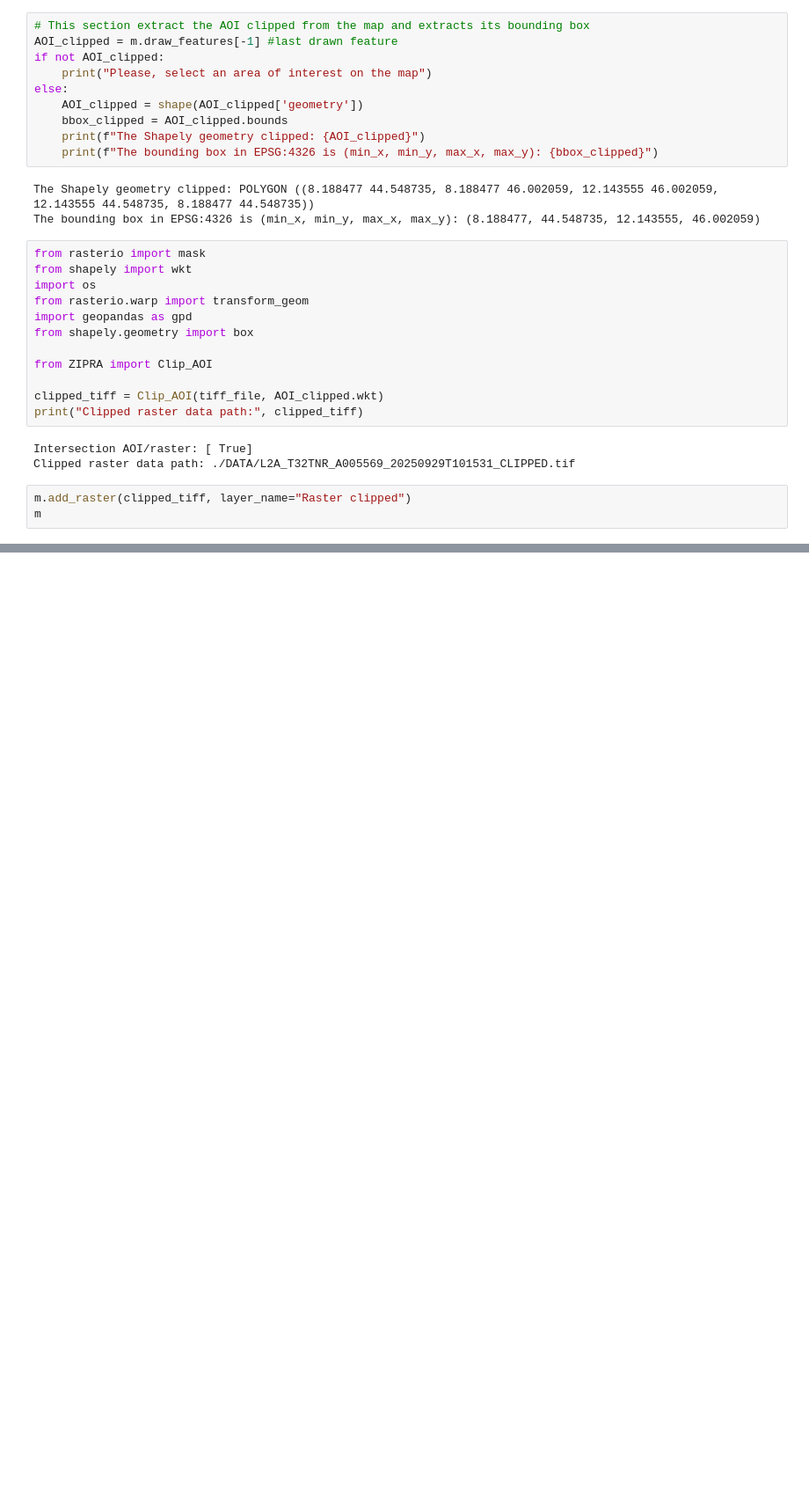
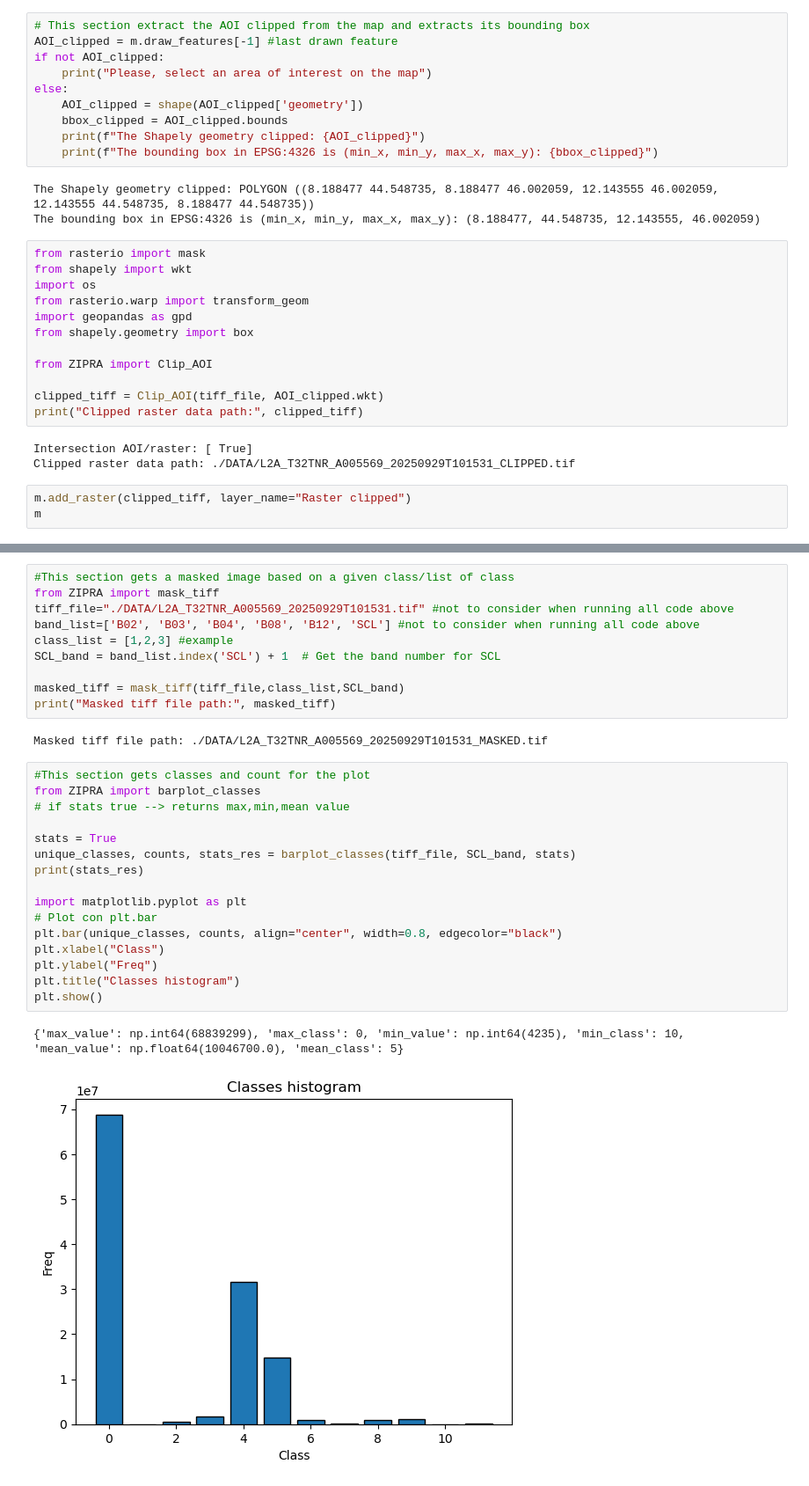
Before and after one commit to SvevaZ/GPProject, a Jupyter notebook: EXAMPLE.ipynb, the cells around one changed output, grey strips where cells are left out. Shown: that part at 88% size. Drawn from its saved outputs; the diff is of its cells as text; blank space fills up the shorter version.

```diff
--- a/EXAMPLE.ipynb
+++ b/EXAMPLE.ipynb
@@ -200,0 +210,31 @@ m
+# %%
+#This section gets a masked image based on a given class/list of class
+from ZIPRA import mask_tiff
+tiff_file="./DATA/L2A_T32TNR_A005569_20250929T101531.tif" #not to consider when running all code above
+band_list=['B02', 'B03', 'B04', 'B08', 'B12', 'SCL'] #not to consider when running all code above
+class_list = [1,2,3] #example
+SCL_band = band_list.index('SCL') + 1  # Get the band number for SCL
+
+masked_tiff = mask_tiff(tiff_file,class_list,SCL_band)
+print("Masked tiff file path:", masked_tiff)
+# %% [output]
+Masked tiff file path: ./DATA/L2A_T32TNR_A005569_20250929T101531_MASKED.tif
+# %%
+#This section gets classes and count for the plot
+from ZIPRA import barplot_classes
+# if stats true --> returns max,min,mean value
+
+stats = True
+unique_classes, counts, stats_res = barplot_classes(tiff_file, SCL_band, stats)
+print(stats_res)
+
+import matplotlib.pyplot as plt
+# Plot con plt.bar
+plt.bar(unique_classes, counts, align="center", width=0.8, edgecolor="black")
+plt.xlabel("Class")
+plt.ylabel("Freq")
+plt.title("Classes histogram")
+plt.show()
+# %% [output]
+{'max_value': np.int64(68839299), 'max_class': 0, 'min_value': np.int64(4235), 'min_class': 10, 'mean_value': np.float64(10046700.0), 'mean_class': 5}
+[figure, added]
```
Also changed, not shown: parts of 1 cell of this notebook, 1 other file.
